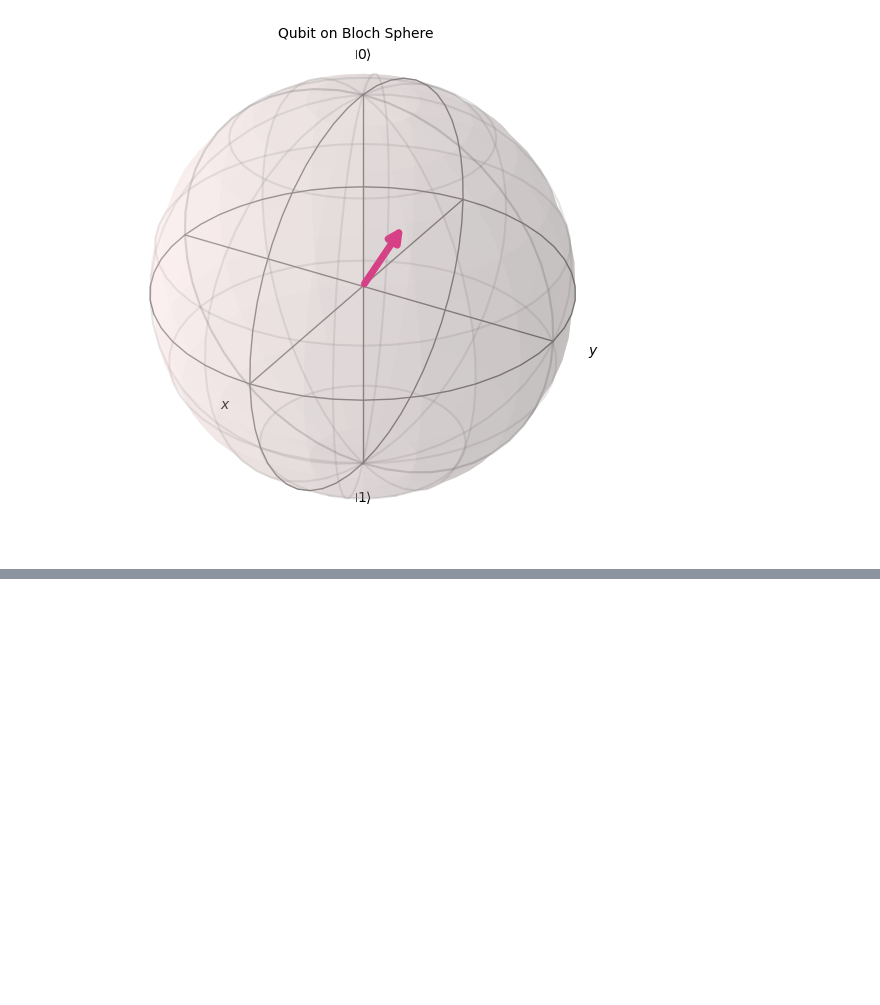
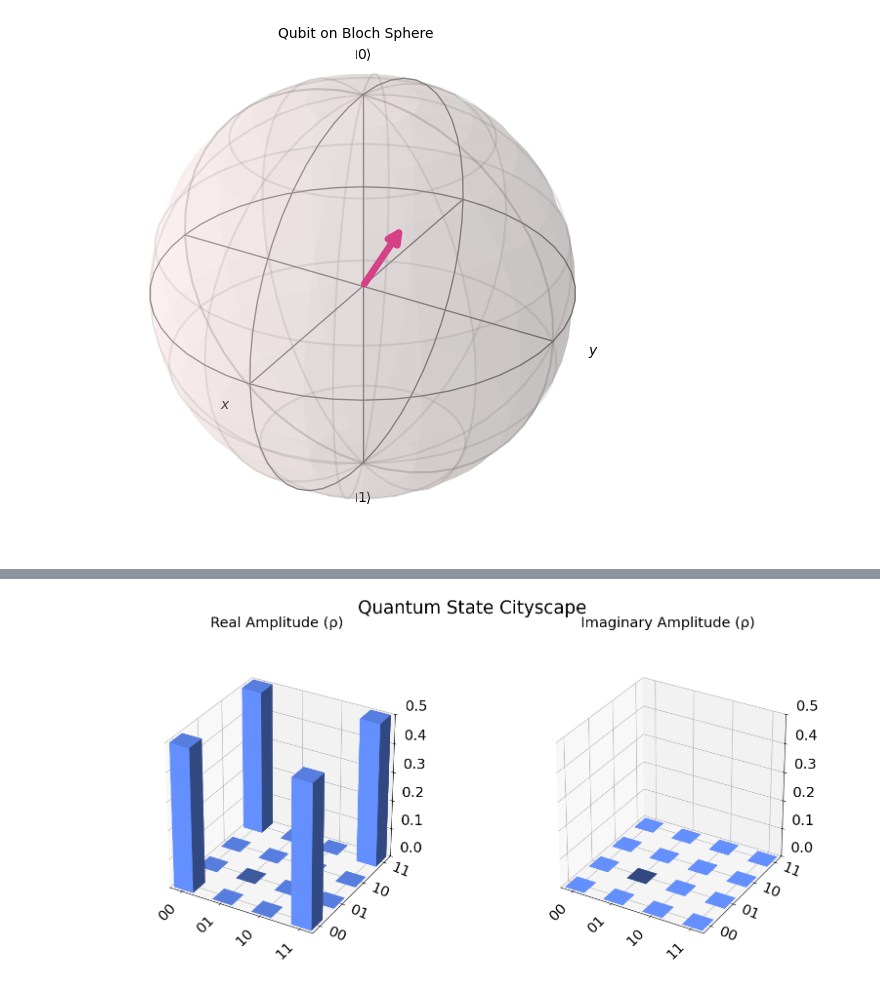
Before and after one commit to mforgo/Quantum-Examples, a Jupyter notebook: template.ipynb, the cells around one changed output, grey strips where cells are left out. Drawn from its saved outputs; the diff is of its cells as text; code cells hidden in the pictures; blank space fills up the shorter version.

```diff
--- a/template.ipynb
+++ b/template.ipynb
@@ -103,0 +106,12 @@ plot_bloch_multivector(state, title='Multi-Qubit Bloch Spheres')
+# %%
+from qiskit.visualization import plot_state_city
+from qiskit.quantum_info import Statevector
+
+qc = QuantumCircuit(2)
+qc.h(0)
+qc.cx(0, 1)
+state = Statevector.from_instruction(qc)
+
+plot_state_city(state, title='Quantum State Cityscape')
+# %% [output]
+[figure, added]
```
Also changed, not shown: parts of 4 cells of this notebook.
